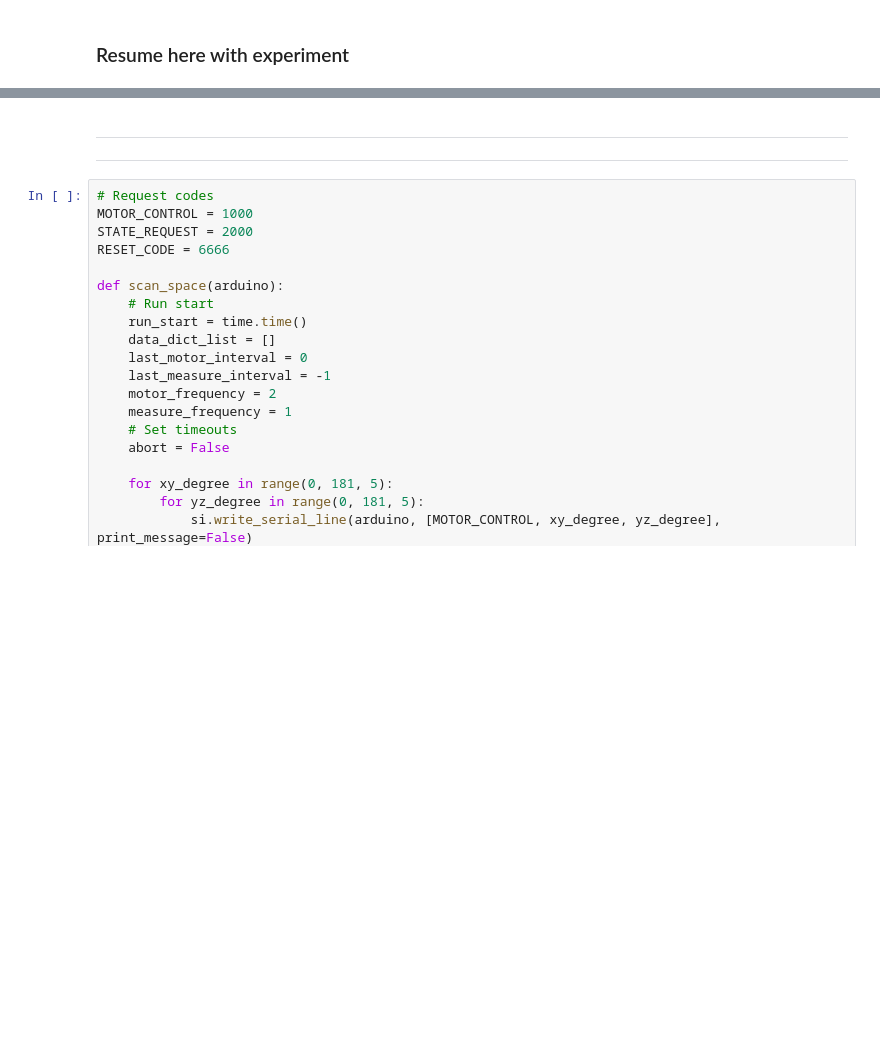
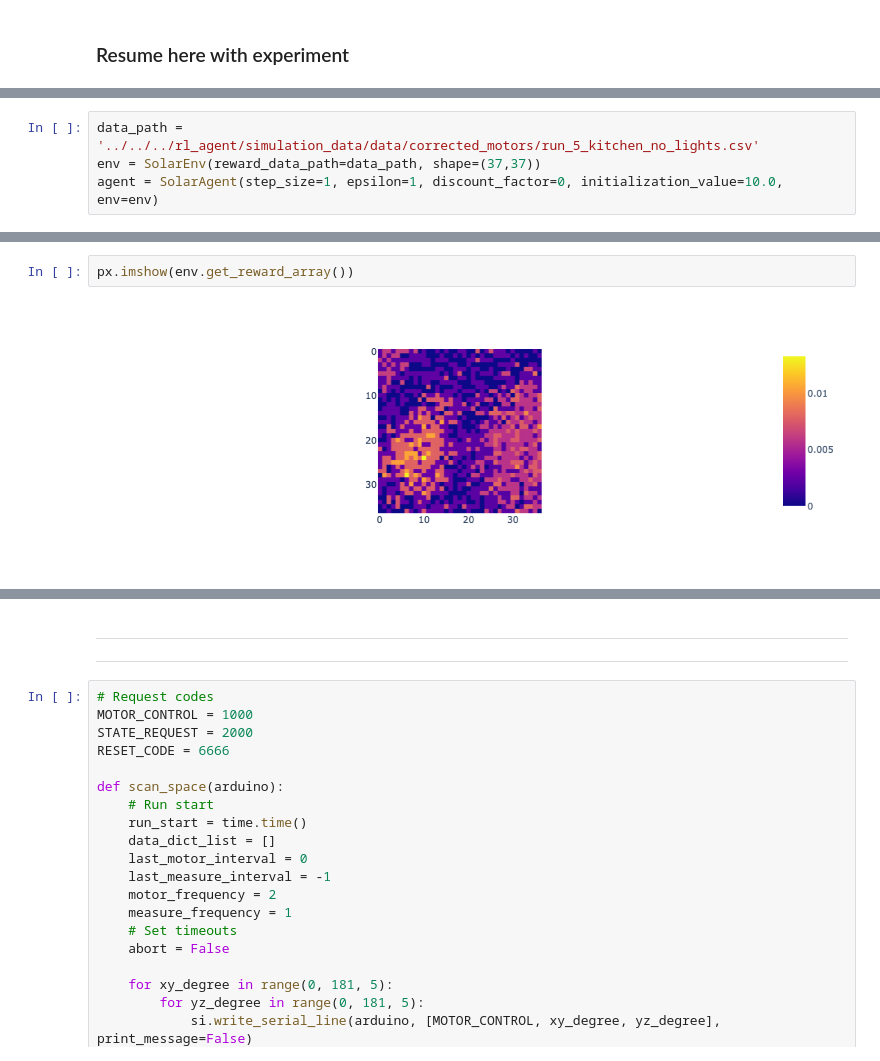
Before and after one commit to jogrady23/rl-solar, a Jupyter notebook: rl_agent/dev/initial_q_learning_agent/q_learning_agent.ipynb, the cells around one changed output, grey strips where cells are left out. Drawn from its saved outputs; the diff is of its cells as text; blank space fills up the shorter version.

```diff
--- a/rl_agent/dev/initial_q_learning_agent/q_learning_agent.ipynb
+++ b/rl_agent/dev/initial_q_learning_agent/q_learning_agent.ipynb
@@ -198,2 +223,6 @@ agent = SolarAgent(step_size=0.1, epsilon=0.05, discount_factor=0.1, initializat
+# %%
+data_path = '../../../rl_agent/simulation_data/data/corrected_motors/run_5_kitchen_no_lights.csv'
+env = SolarEnv(reward_data_path=data_path, shape=(37,37))
+agent = SolarAgent(step_size=1, epsilon=1, discount_factor=0, initialization_value=10.0, env=env)
 # %%
 steps = 10000
@@ -225,0 +360,4 @@ Total power:  34.16488200000011
+# %%
+px.imshow(env.get_reward_array())
+# %% [output]
+[figure, added]
```
Also changed, not shown: parts of 12 cells of this notebook.
